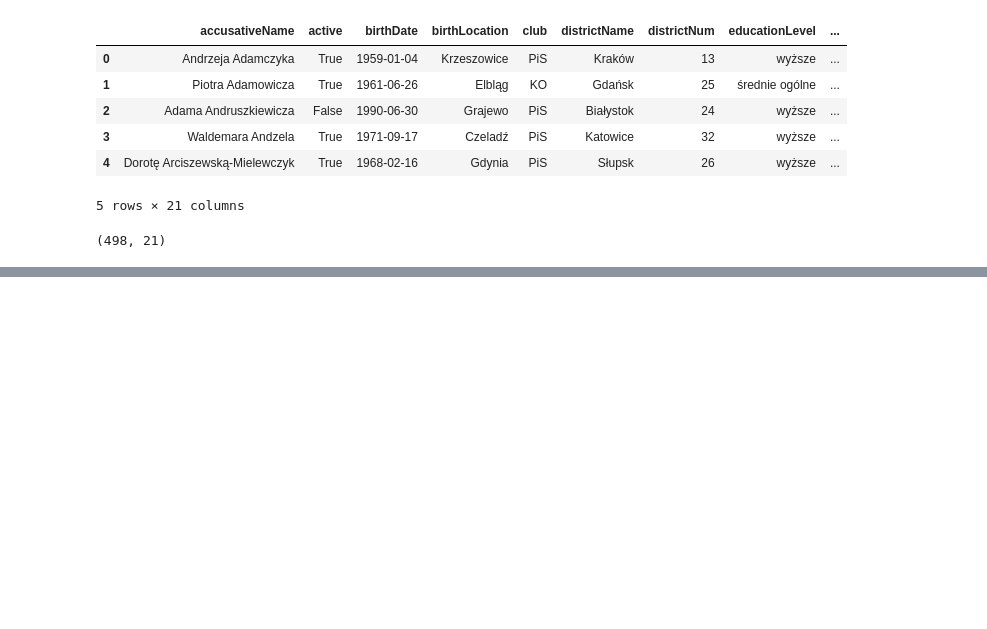
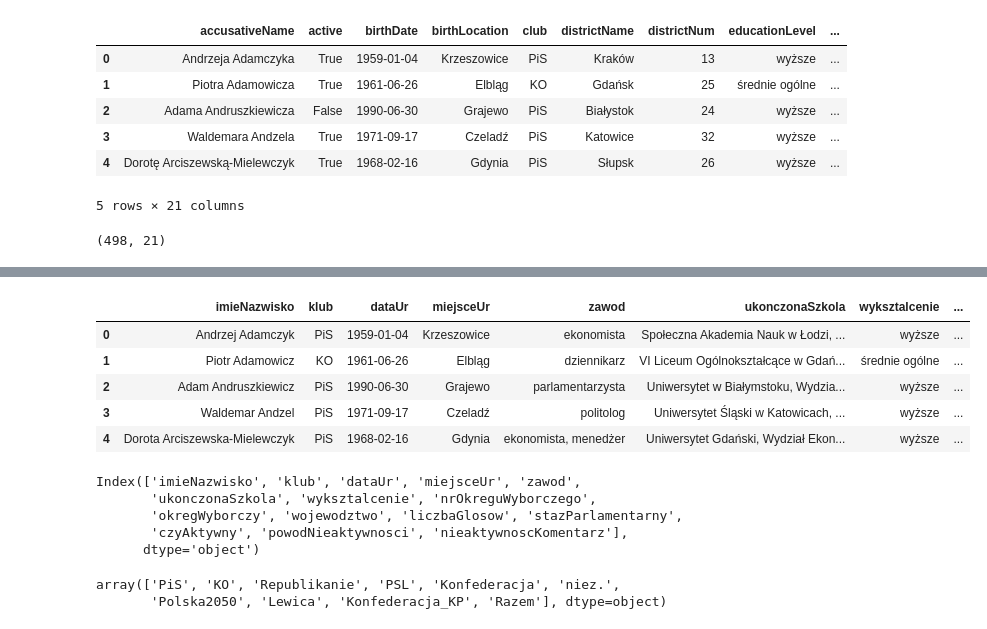
Before and after one commit to stawarzkrzysztof/textMiningLingwistykaSejmowa, a Jupyter notebook: 2dataPreprocessing/dataPreprocessing.ipynb, the cells around one changed output, grey strips where cells are left out. Cells and saved outputs as stored; diff of their text form; code cells hidden in the pictures; blank space fills up the shorter version.

```diff
--- a/2dataPreprocessing/dataPreprocessing.ipynb
+++ b/2dataPreprocessing/dataPreprocessing.ipynb
@@ -314,0 +295,2 @@ for i, colname in enumerate(mps.columns):
+# %%
+mps.drop(["accusativeName", "email", "lastFirstName", "name", "genitiveName"], axis=1, inplace=True)
@@ -314,0 +320,39 @@ for i, colname in enumerate(mps.columns):
+# %%
+mpsClean = mps.iloc[:, [7, 3, 1, 2, 12, 18, 6, 5, 4, 14, 11, 17, 0, 15, 16]].rename({
+  "firstLastName": "imieNazwisko",
+  "club": "klub",
+  "birthDate": "dataUr",
+  "birthLocation": "miejsceUr",
+  "profession": "zawod",
+  "ukonczona_szkola": "ukonczonaSzkola",
+  "educationLevel": "wyksztalcenie",
+  "districtNum" : "nrOkreguWyborczego",
+  "districtName": "okregWyborczy",
+  "voivodeship": "wojewodztwo",
+  "numberOfVotes": "liczbaGlosow",
+  "staz_parlamentarny": "stazParlamentarny",
+  "active": "czyAktywny",
+  "inactiveCause": "powodNieaktywnosci",
+  "waiverDesc": "nieaktywnoscKomentarz"}, axis=1)
+# %%
+mpsClean.head()
+# %% [output]
+|  | imieNazwisko | klub | dataUr | miejsceUr | zawod | ukonczonaSzkola | wyksztalcenie | ... |
+| 0 | Andrzej Adamczyk | PiS | 1959-01-04 | Krzeszowice | ekonomista | Społeczna Akademia Nauk w Łodzi, ... | wyższe | ... |
+| 1 | Piotr Adamowicz | KO | 1961-06-26 | Elbląg | dziennikarz | VI Liceum Ogólnokształcące w Gdań... | średnie ogólne | ... |
+| 2 | Adam Andruszkiewicz | PiS | 1990-06-30 | Grajewo | parlamentarzysta | Uniwersytet w Białymstoku, Wydzia... | wyższe | ... |
+| 3 | Waldemar Andzel | PiS | 1971-09-17 | Czeladź | politolog | Uniwersytet Śląski w Katowicach, ... | wyższe | ... |
+| 4 | Dorota Arciszewska-Mielewczyk | PiS | 1968-02-16 | Gdynia | ekonomista, menedżer | Uniwersytet Gdański, Wydział Ekon... | wyższe | ... |
+# %%
+mpsClean.columns
+# %% [output]
+Index(['imieNazwisko', 'klub', 'dataUr', 'miejsceUr', 'zawod',
+       'ukonczonaSzkola', 'wyksztalcenie', 'nrOkreguWyborczego',
+       'okregWyborczy', 'wojewodztwo', 'liczbaGlosow', 'stazParlamentarny',
+       'czyAktywny', 'powodNieaktywnosci', 'nieaktywnoscKomentarz'],
+      dtype='object')
+# %%
+mpsClean.klub.unique()
+# %% [output]
+array(['PiS', 'KO', 'Republikanie', 'PSL', 'Konfederacja', 'niez.',
+       'Polska2050', 'Lewica', 'Konfederacja_KP', 'Razem'], dtype=object)
```
Also changed, not shown: parts of 28 cells of this notebook, 3 other files.
